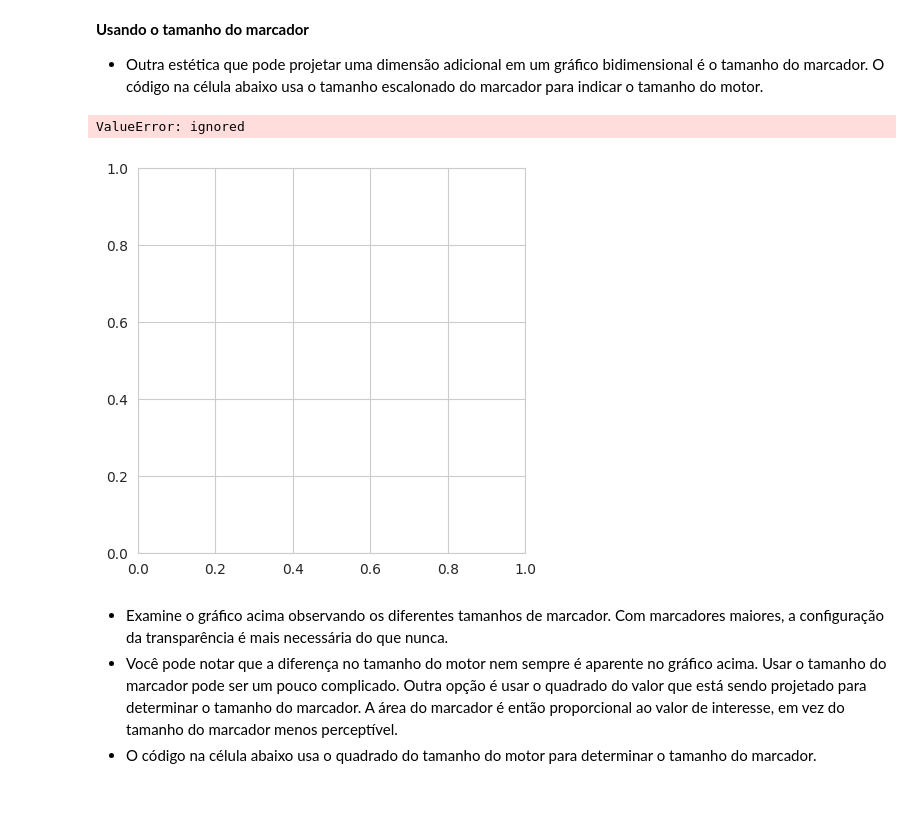
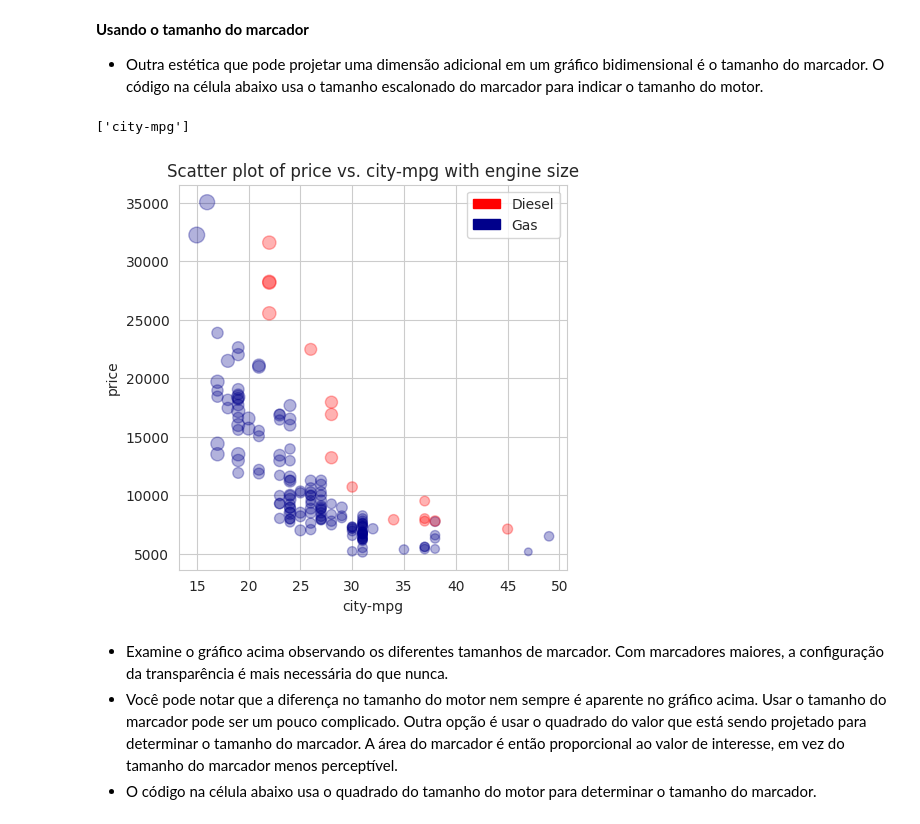
Before and after one commit to neylemkeunesp/CienciadosDados2024, a Jupyter notebook: Aula13/Aula13.ipynb, the cells around one changed output. Saved outputs shown, nothing was run; the diff lists cells and outputs as text; code cells hidden in the pictures.

```diff
--- a/Aula13/Aula13.ipynb
+++ b/Aula13/Aula13.ipynb
@@ -260,27 +260,27 @@ auto_color(auto_prices, ['city-mpg'])
 # %%
 def auto_size(df, plot_cols):
     import matplotlib.pyplot as plt
     import matplotlib.patches as mpatches
     for col in plot_cols:
         fig = plt.figure(figsize=(5, 5))
         ax = fig.gca()
         temp1 = df[df['fuel-type'] == 'gas']
         temp2 = df[df['fuel-type'] == 'diesel']
         if temp1.shape[0] > 0:
             temp1.plot(kind = 'scatter', x = col, y = 'price' ,
-                           ax = ax, color = 'DarkBlue', s= .5 * auto_prices['engine-size'], alpha = 0.3)
+                           ax = ax, color = 'DarkBlue', s= .5 * temp1['engine-size'], alpha = 0.3)
         if temp2.shape[0] > 0:
             temp2.plot(kind = 'scatter', x = col, y = 'price' ,
-                           ax = ax, color = 'Red', s= .5 * auto_prices['engine-size'], alpha = 0.3)
+                           ax = ax, color = 'Red', s= .5 * temp2['engine-size'], alpha = 0.3)
     ax.set_title('Scatter plot of price vs. ' + col + ' with engine size')
     red_patch = mpatches.Patch(color='Red', label='Diesel')
     blue_patch = mpatches.Patch(color='DarkBlue', label='Gas')
     plt.legend(handles=[red_patch, blue_patch])
     return plot_cols
 auto_size(auto_prices, ['city-mpg'])
 # %% [output]
-ValueError: ignored
+['city-mpg']
-[figure, old version]
+[figure, new version]
 # %% [markdown]
 - Examine o gráfico acima observando os diferentes tamanhos de marcador. Com marcadores maiores, a configuração da transparência é mais necessária do que nunca.
 - Você pode notar que a diferença no tamanho do motor nem sempre é aparente no gráfico acima. Usar o tamanho do marcador pode ser um pouco complicado. Outra opção é usar o quadrado do valor que está sendo projetado para determinar o tamanho do marcador. A área do marcador é então proporcional ao valor de interesse, em vez do tamanho do marcador menos perceptível.
```
Also changed, not shown: parts of 1 cell of this notebook.
